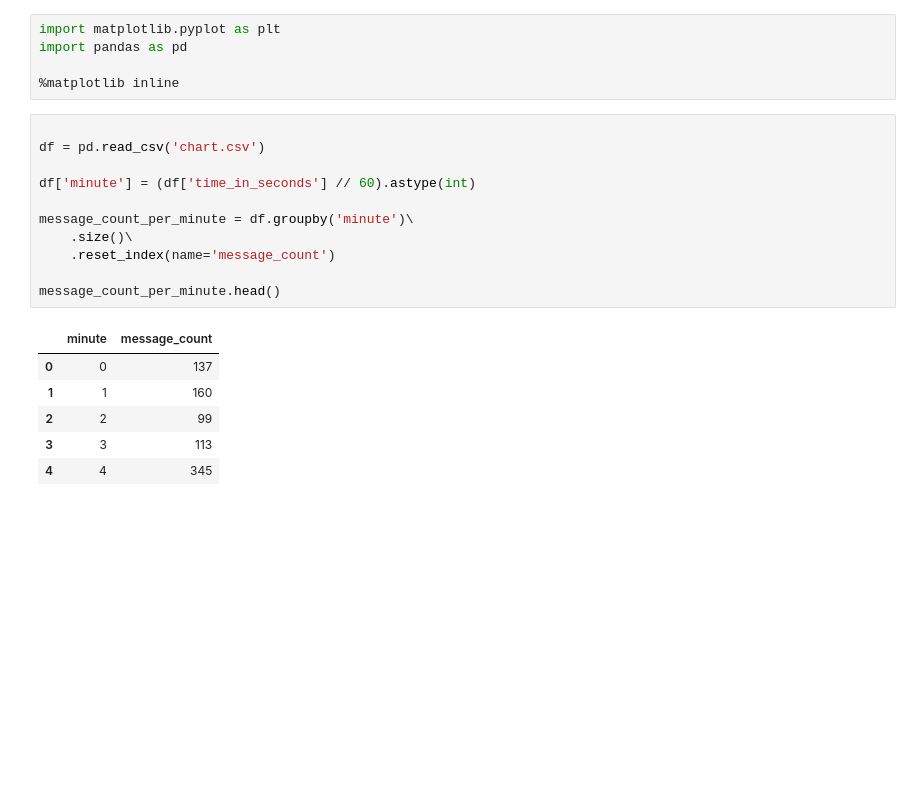
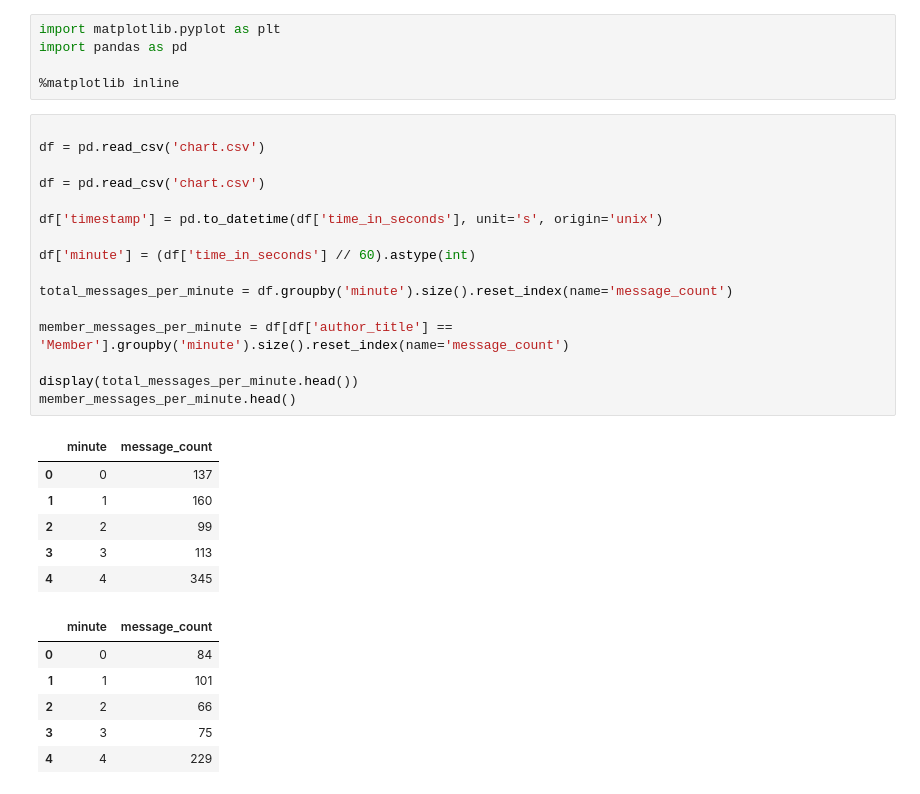
Before and after one commit to shadowkai0121/StreamResearch, a Jupyter notebook: analysis.ipynb, the cells around one changed output. Cells and saved outputs as stored; diff of their text form; blank space fills up the shorter version.

```diff
--- a/analysis.ipynb
+++ b/analysis.ipynb
@@ -6,19 +6,30 @@ import pandas as pd
 # %%
 
 df = pd.read_csv('chart.csv')
 
+df = pd.read_csv('chart.csv')
+
+df['timestamp'] = pd.to_datetime(df['time_in_seconds'], unit='s', origin='unix')
+
 df['minute'] = (df['time_in_seconds'] // 60).astype(int)
 
-message_count_per_minute = df.groupby('minute')\
-    .size()\
-    .reset_index(name='message_count')
+total_messages_per_minute = df.groupby('minute').size().reset_index(name='message_count')
 
-message_count_per_minute.head()
+member_messages_per_minute = df[df['author_title'] == 'Member'].groupby('minute').size().reset_index(name='message_count')
+
+display(total_messages_per_minute.head())
+member_messages_per_minute.head()
 # %% [output]
 |  | minute | message_count |
 | 0 | 0 | 137 |
 | 1 | 1 | 160 |
 | 2 | 2 | 99 |
 | 3 | 3 | 113 |
 | 4 | 4 | 345 |
+|  | minute | message_count |
+| 0 | 0 | 84 |
+| 1 | 1 | 101 |
+| 2 | 2 | 66 |
+| 3 | 3 | 75 |
+| 4 | 4 | 229 |
 # %%
```
Also changed, not shown: parts of 2 cells of this notebook.
